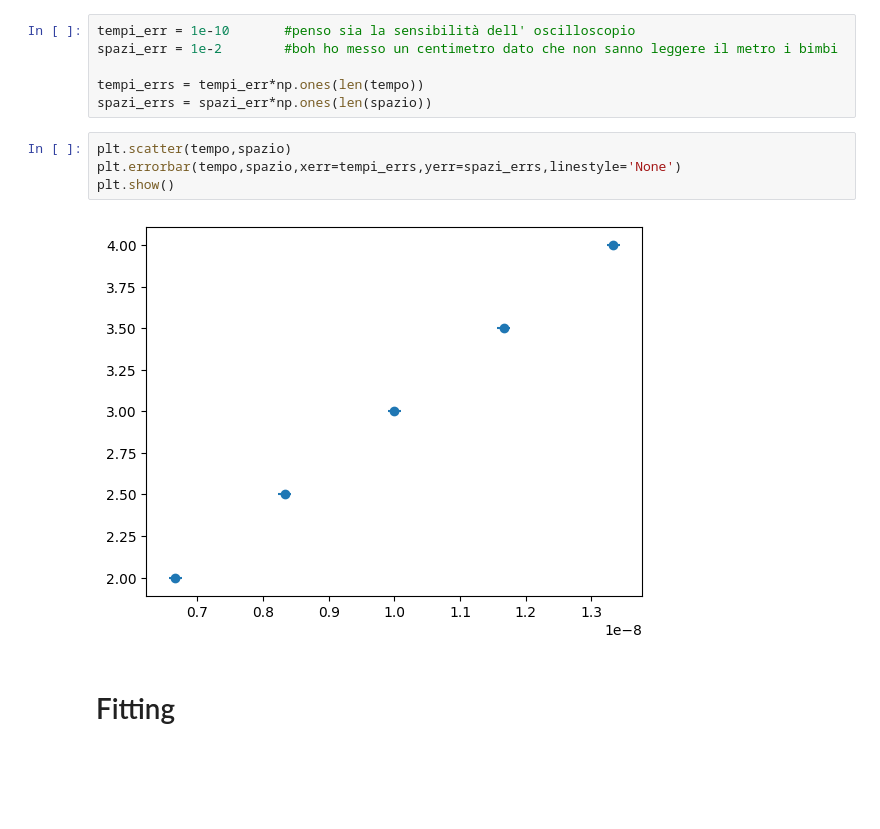
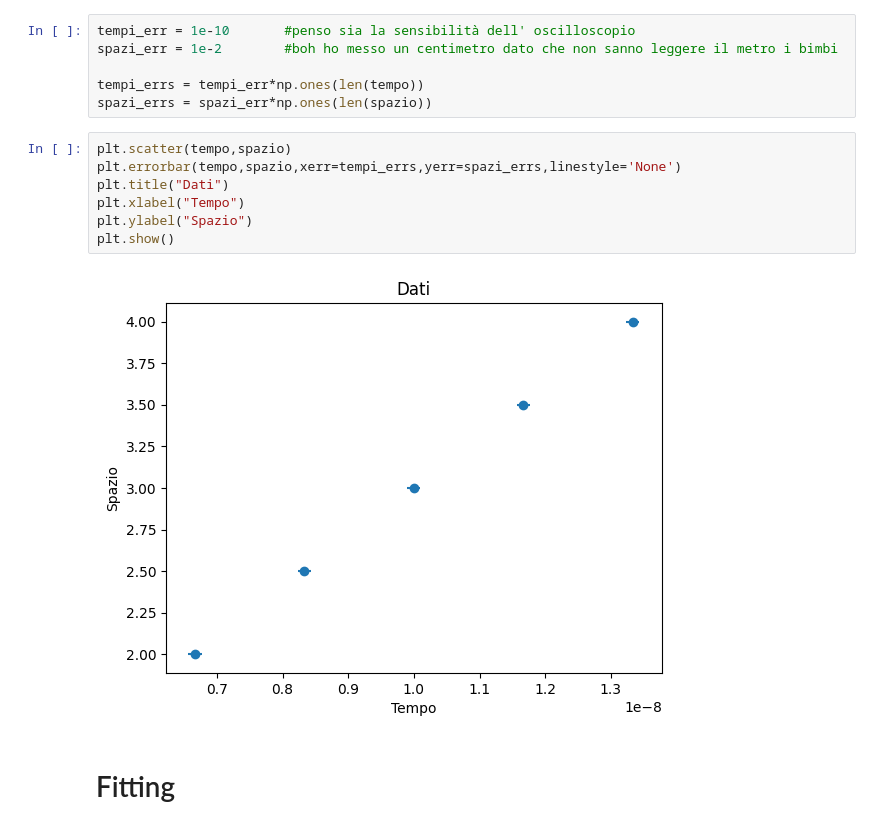
Before and after one commit to Yehan-Edirisinghe/Labo_cal, a Jupyter notebook: Labex/C/C.ipynb, the cells around one changed output. Saved outputs shown, nothing was run; the diff lists cells and outputs as text; blank space fills up the shorter version.

```diff
--- a/Labex/C/C.ipynb
+++ b/Labex/C/C.ipynb
@@ -36,9 +36,12 @@ spazi_errs = spazi_err*np.ones(len(spazio))
 # %%
 plt.scatter(tempo,spazio)
 plt.errorbar(tempo,spazio,xerr=tempi_errs,yerr=spazi_errs,linestyle='None')
+plt.title("Dati")
+plt.xlabel("Tempo")
+plt.ylabel("Spazio")
 plt.show()
 # %% [output]
-[figure, old version]
+[figure, new version]
 # %% [markdown]
 <h1>Fitting
 # %%
```
